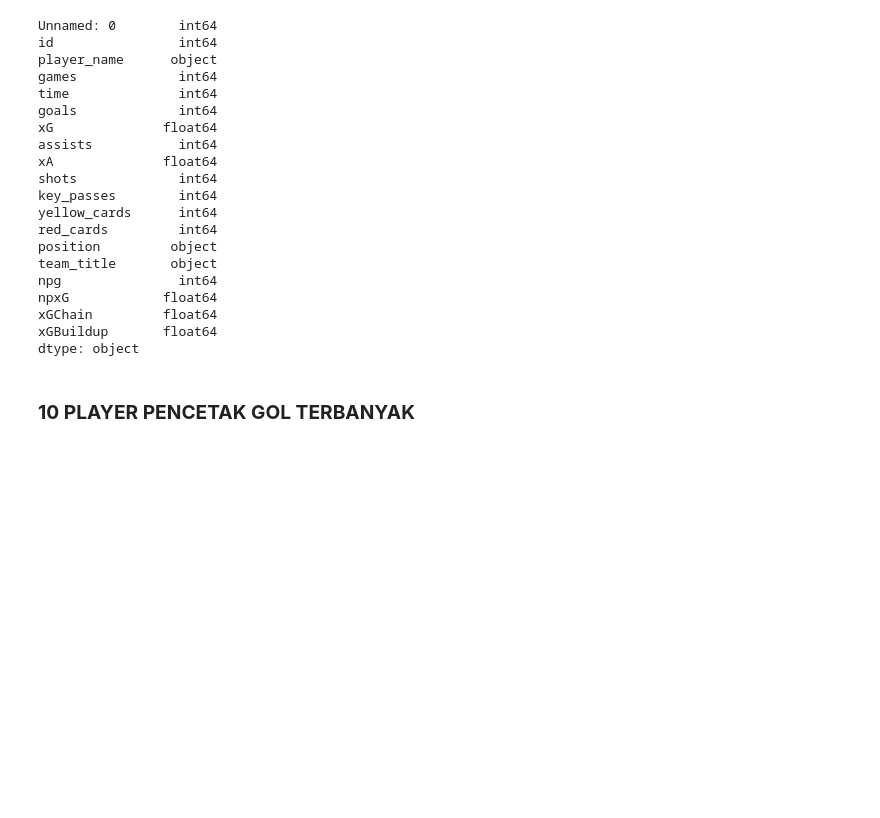
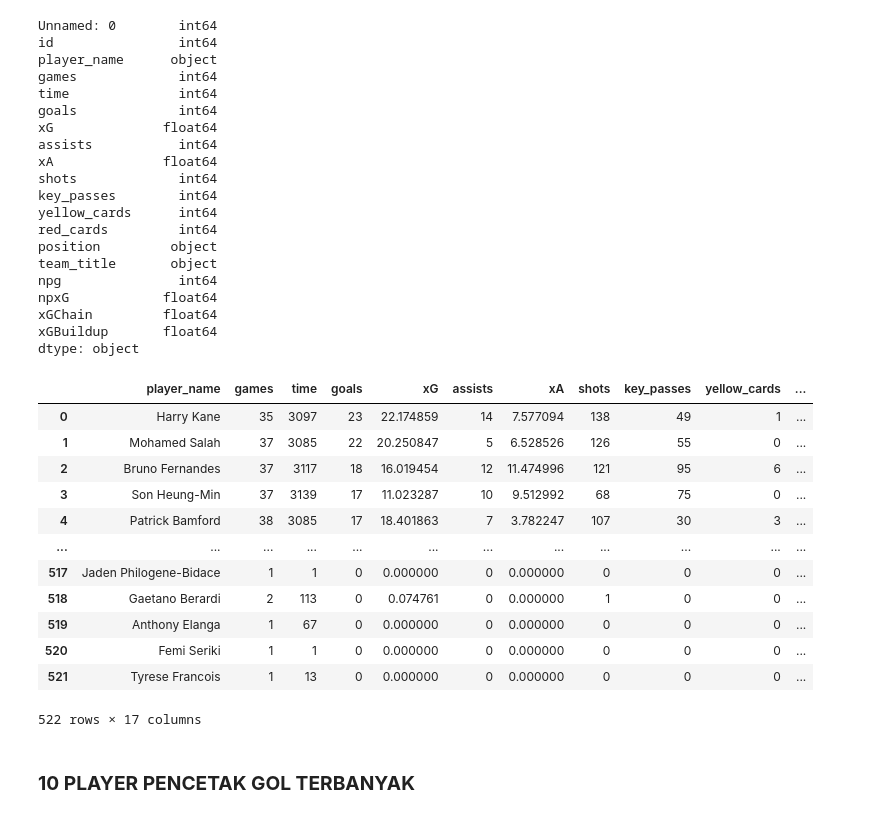
Before and after one commit to suryasanZ/TUGAS_SLO_Surya, a Jupyter notebook: TUGAS_SLO_MUHAMMAD_SURYA_SANJIWANI.ipynb, the cells around one changed output. Drawn from its saved outputs; the diff is of its cells as text; code cells hidden in the pictures; blank space fills up the shorter version.

Commit message:
update Tugas Data Visualization

```diff
--- a/TUGAS_SLO_MUHAMMAD_SURYA_SANJIWANI.ipynb
+++ b/TUGAS_SLO_MUHAMMAD_SURYA_SANJIWANI.ipynb
@@ -56,6 +56,23 @@ npxG            float64
 xGChain         float64
 xGBuildup       float64
 dtype: object
+# %%
+data_no_id = data.iloc[:,2:]
+data_no_id
+# %% [output]
+|  | player_name | games | time | goals | xG | assists | xA | shots | key_passes | yellow_cards | ... |
+| 0 | Harry Kane | 35 | 3097 | 23 | 22.174859 | 14 | 7.577094 | 138 | 49 | 1 | ... |
+| 1 | Mohamed Salah | 37 | 3085 | 22 | 20.250847 | 5 | 6.528526 | 126 | 55 | 0 | ... |
+| 2 | Bruno Fernandes | 37 | 3117 | 18 | 16.019454 | 12 | 11.474996 | 121 | 95 | 6 | ... |
+| 3 | Son Heung-Min | 37 | 3139 | 17 | 11.023287 | 10 | 9.512992 | 68 | 75 | 0 | ... |
+| 4 | Patrick Bamford | 38 | 3085 | 17 | 18.401863 | 7 | 3.782247 | 107 | 30 | 3 | ... |
+| ... | ... | ... | ... | ... | ... | ... | ... | ... | ... | ... | ... |
+| 517 | Jaden Philogene-Bidace | 1 | 1 | 0 | 0.000000 | 0 | 0.000000 | 0 | 0 | 0 | ... |
+| 518 | Gaetano Berardi | 2 | 113 | 0 | 0.074761 | 0 | 0.000000 | 1 | 0 | 0 | ... |
+| 519 | Anthony Elanga | 1 | 67 | 0 | 0.000000 | 0 | 0.000000 | 0 | 0 | 0 | ... |
+| 520 | Femi Seriki | 1 | 1 | 0 | 0.000000 | 0 | 0.000000 | 0 | 0 | 0 | ... |
+| 521 | Tyrese Francois | 1 | 13 | 0 | 0.000000 | 0 | 0.000000 | 0 | 0 | 0 | ... |
+522 rows × 17 columns
 # %% [markdown]
 ### **10 PLAYER PENCETAK GOL TERBANYAK**
 # %%
```
Also changed, not shown: parts of 13 cells of this notebook.
